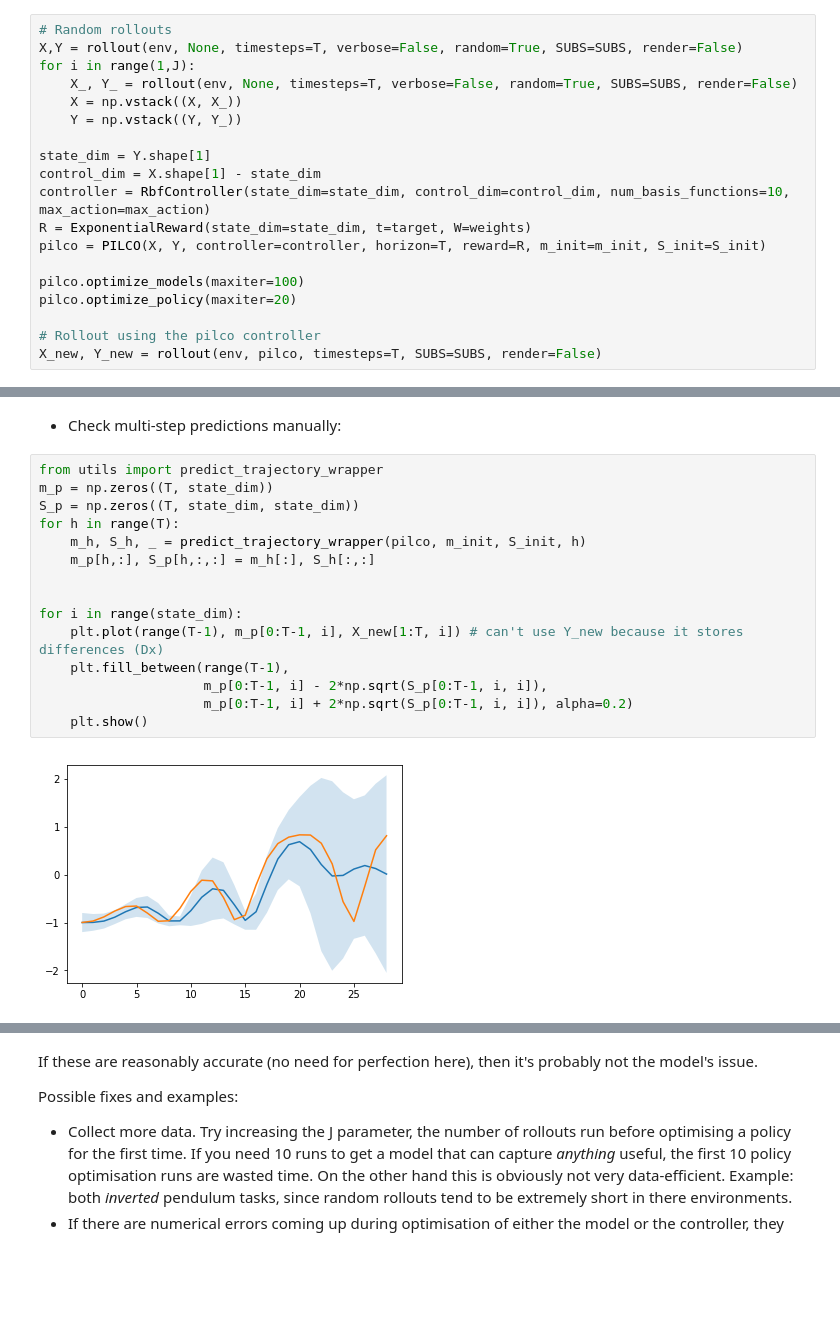
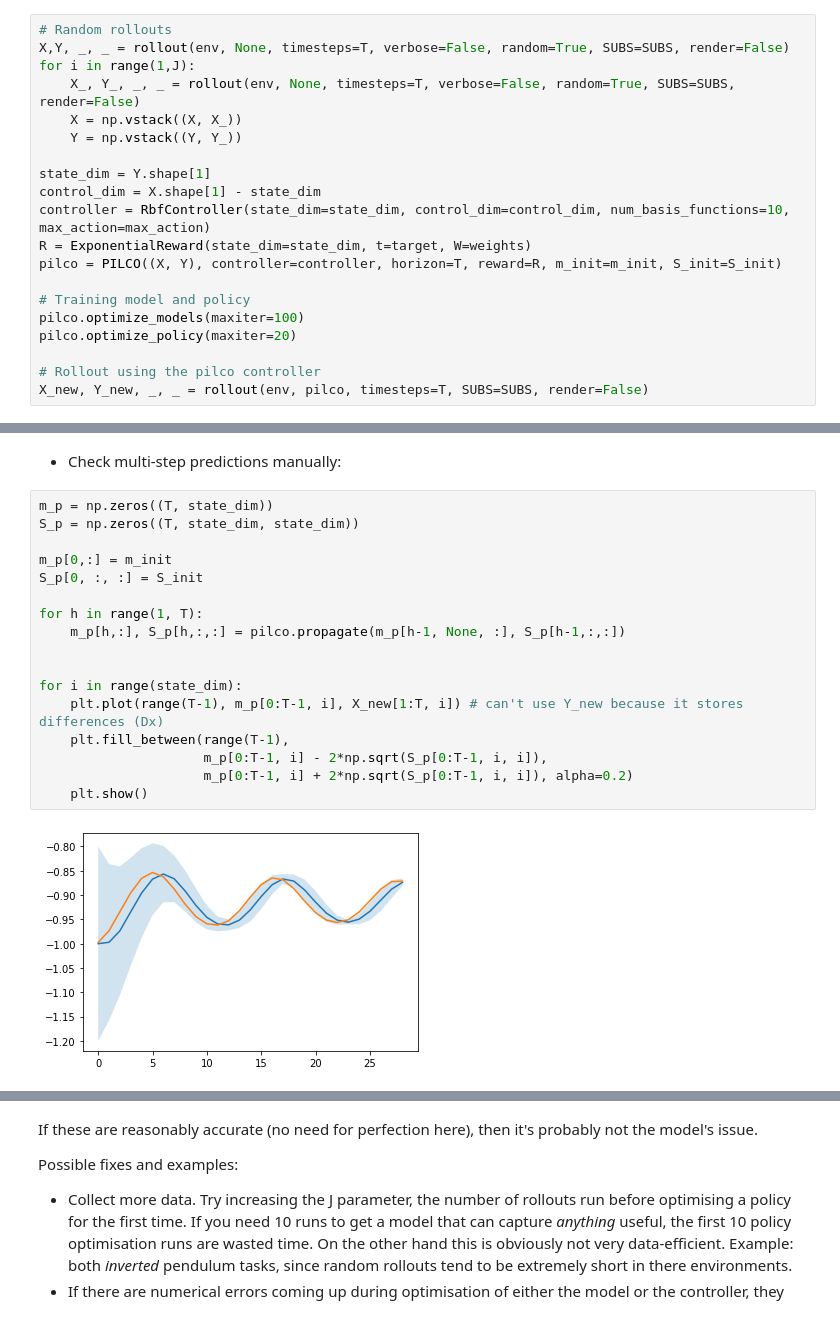
Before and after one commit to nrontsis/PILCO, a Jupyter notebook: examples/Hyperparameter setting and troubleshooting tips.ipynb, the cells around one changed output, grey strips where cells are left out. Cells and saved outputs as stored; diff of their text form; blank space fills up the shorter version.

```diff
--- a/examples/Hyperparameter setting and troubleshooting tips.ipynb
+++ b/examples/Hyperparameter setting and troubleshooting tips.ipynb
@@ -62,9 +62,9 @@ The model is maybe the most crucial component, but its hyperparameters don’t n
 Let's collect some data, train pilco, and execute the proposed (optimised) policy:
 # %%
 # Random rollouts
-X,Y = rollout(env, None, timesteps=T, verbose=False, random=True, SUBS=SUBS, render=False)
+X,Y, _, _ = rollout(env, None, timesteps=T, verbose=False, random=True, SUBS=SUBS, render=False)
 for i in range(1,J):
-    X_, Y_ = rollout(env, None, timesteps=T, verbose=False, random=True, SUBS=SUBS, render=False)
+    X_, Y_, _, _ = rollout(env, None, timesteps=T, verbose=False, random=True, SUBS=SUBS, render=False)
     X = np.vstack((X, X_))
     Y = np.vstack((Y, Y_))
 
@@ -72,11 +72,12 @@ state_dim = Y.shape[1]
 control_dim = X.shape[1] - state_dim
 controller = RbfController(state_dim=state_dim, control_dim=control_dim, num_basis_functions=10, max_action=max_action)
 R = ExponentialReward(state_dim=state_dim, t=target, W=weights)
-pilco = PILCO(X, Y, controller=controller, horizon=T, reward=R, m_init=m_init, S_init=S_init)
+pilco = PILCO((X, Y), controller=controller, horizon=T, reward=R, m_init=m_init, S_init=S_init)
 
+# Training model and policy
 pilco.optimize_models(maxiter=100)
 pilco.optimize_policy(maxiter=20)
 
 # Rollout using the pilco controller
-X_new, Y_new = rollout(env, pilco, timesteps=T, SUBS=SUBS, render=False)
+X_new, Y_new, _, _ = rollout(env, pilco, timesteps=T, SUBS=SUBS, render=False)
 # %% [output]
@@ -176,19 +121,21 @@ np.shape(var_pred_test)
 # %% [markdown]
 - Check multi-step predictions manually:
 # %%
-from utils import predict_trajectory_wrapper
 m_p = np.zeros((T, state_dim))
 S_p = np.zeros((T, state_dim, state_dim))
-for h in range(T):
-    m_h, S_h, _ = predict_trajectory_wrapper(pilco, m_init, S_init, h)
-    m_p[h,:], S_p[h,:,:] = m_h[:], S_h[:,:]
+
+m_p[0,:] = m_init
+S_p[0, :, :] = S_init
+
+for h in range(1, T):
+    m_p[h,:], S_p[h,:,:] = pilco.propagate(m_p[h-1, None, :], S_p[h-1,:,:])
 
 
 for i in range(state_dim):
     plt.plot(range(T-1), m_p[0:T-1, i], X_new[1:T, i]) # can't use Y_new because it stores differences (Dx)
     plt.fill_between(range(T-1),
                      m_p[0:T-1, i] - 2*np.sqrt(S_p[0:T-1, i, i]),
                      m_p[0:T-1, i] + 2*np.sqrt(S_p[0:T-1, i, i]), alpha=0.2)
     plt.show()
 # %% [output]
-[figure, old version]
+[figure, new version]
```
Also changed, not shown: parts of 5 cells of this notebook.
